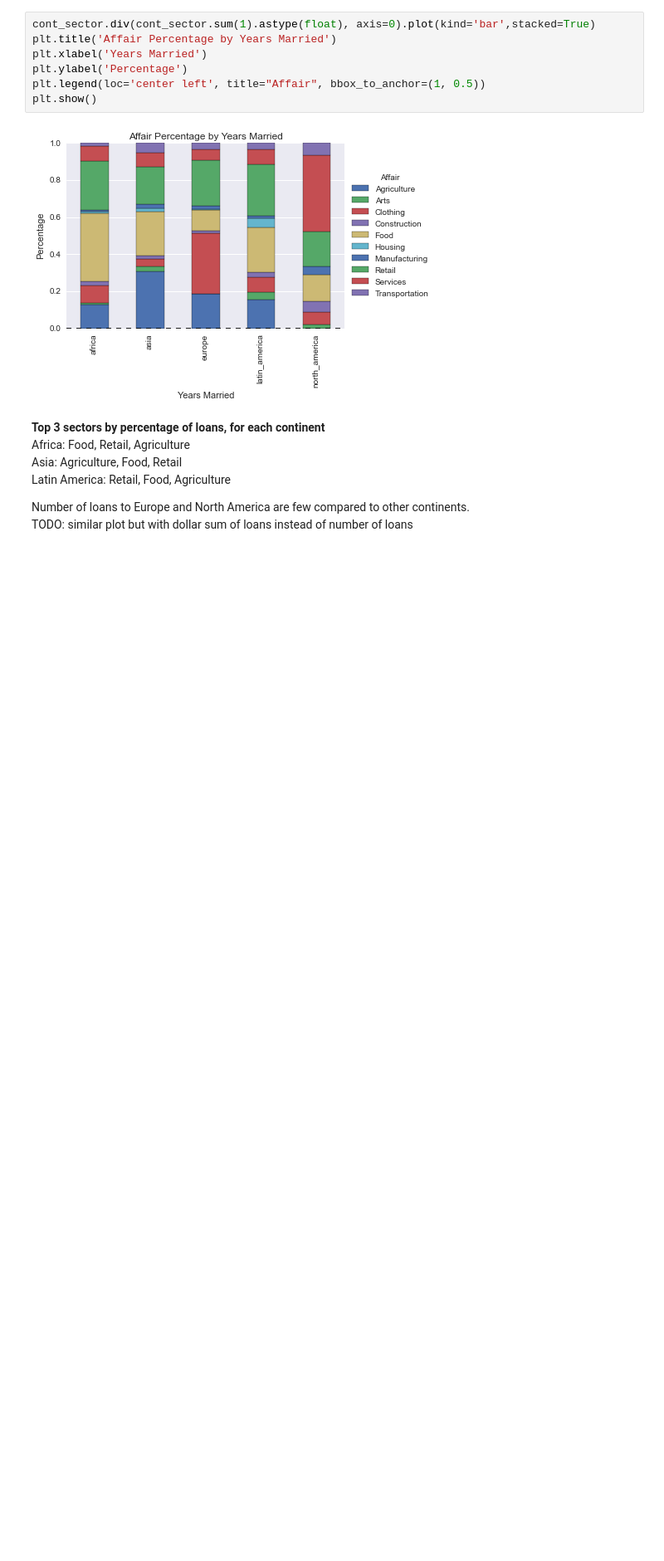
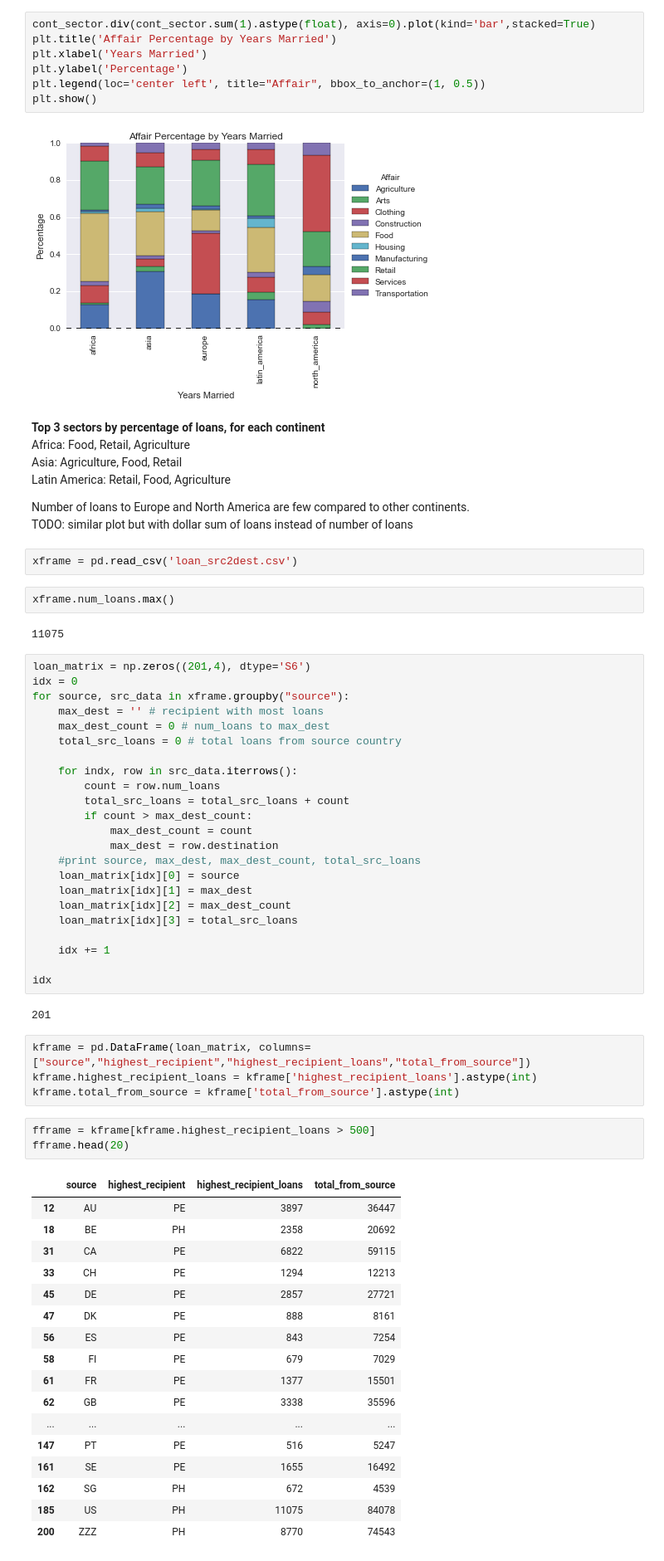
Before and after one commit to mwenda11/spring-2015-homeworks, a Jupyter notebook: project/visualizations.ipynb, the cells around one changed output. Shown at 83% size. Cells and saved outputs as stored; diff of their text form; blank space fills up the shorter version.

```diff
--- a/project/visualizations.ipynb
+++ b/project/visualizations.ipynb
@@ -218,3 +218,59 @@ Latin America: Retail, Food, Agriculture <br/>
 
 Number of loans to Europe and North America are few compared to other continents. <br/>
 TODO: similar plot but with dollar sum of loans instead of number of loans
+# %%
+xframe = pd.read_csv('loan_src2dest.csv')
+# %%
+xframe.num_loans.max()
+# %% [output]
+11075
+# %%
+loan_matrix = np.zeros((201,4), dtype='S6')
+idx = 0
+for source, src_data in xframe.groupby("source"):
+    max_dest = '' # recipient with most loans
+    max_dest_count = 0 # num_loans to max_dest
+    total_src_loans = 0 # total loans from source country
+
+    for indx, row in src_data.iterrows():
+        count = row.num_loans
+        total_src_loans = total_src_loans + count
+        if count > max_dest_count:
+            max_dest_count = count
+            max_dest = row.destination
+    #print source, max_dest, max_dest_count, total_src_loans
+    loan_matrix[idx][0] = source
+    loan_matrix[idx][1] = max_dest
+    loan_matrix[idx][2] = max_dest_count
+    loan_matrix[idx][3] = total_src_loans
+
+    idx += 1
+
+idx
+# %% [output]
+201
+# %%
+kframe = pd.DataFrame(loan_matrix, columns=["source","highest_recipient","highest_recipient_loans","total_from_source"])
+kframe.highest_recipient_loans = kframe['highest_recipient_loans'].astype(int)
+kframe.total_from_source = kframe['total_from_source'].astype(int)
+# %%
+fframe = kframe[kframe.highest_recipient_loans > 500]
+fframe.head(20)
+# %% [output]
+|  | source | highest_recipient | highest_recipient_loans | total_from_source |
+| 12 | AU | PE | 3897 | 36447 |
+| 18 | BE | PH | 2358 | 20692 |
+| 31 | CA | PE | 6822 | 59115 |
+| 33 | CH | PE | 1294 | 12213 |
+| 45 | DE | PE | 2857 | 27721 |
+| 47 | DK | PE | 888 | 8161 |
+| 56 | ES | PE | 843 | 7254 |
+| 58 | FI | PE | 679 | 7029 |
+| 61 | FR | PE | 1377 | 15501 |
+| 62 | GB | PE | 3338 | 35596 |
+| ... | ... | ... | ... | ... |
+| 147 | PT | PE | 516 | 5247 |
+| 161 | SE | PE | 1655 | 16492 |
+| 162 | SG | PH | 672 | 4539 |
+| 185 | US | PH | 11075 | 84078 |
+| 200 | ZZZ | PH | 8770 | 74543 |
```
Also changed, not shown: parts of 3 cells of this notebook, 4 other files.
